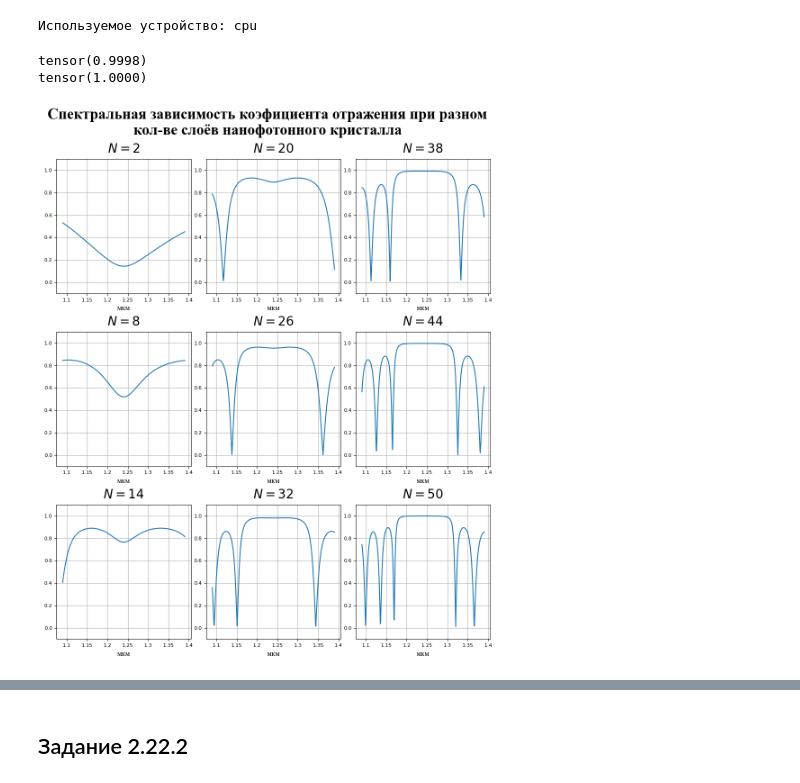
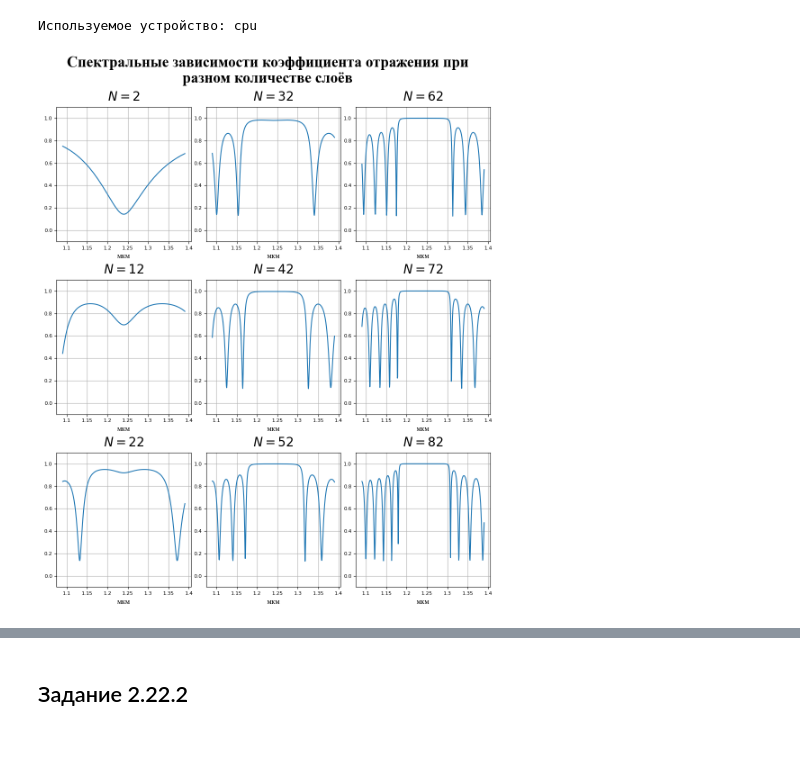
Before and after one commit to Belashov641618/NumericalsRSNO, a Jupyter notebook: Ex2.ipynb, the cells around one changed output, grey strips where cells are left out. Drawn from its saved outputs; the diff is of its cells as text; code cells hidden in the pictures; blank space fills up the shorter version.

```diff
--- a/Ex2.ipynb
+++ b/Ex2.ipynb
@@ -390,14 +307,16 @@ print(f"Используемое устройство: {device}")
 # %% [output]
 Используемое устройство: cpu
 # %%
-resolution_wavelength = 512
+from crystals import Crystal, Air, DoubleLayerMassive
+
+resolution_wavelength = 511
 central_wavelength = 1240.0E-9
 delta_wavelength = 300E-9
 wavelength = torch.linspace(central_wavelength-delta_wavelength/2, central_wavelength+delta_wavelength/2, resolution_wavelength, device=device).view(1,-1)
 
-minimum_layers = 2
-maximum_layers = 64
-layers = torch.arange(minimum_layers, maximum_layers+1, 2, device=device).view(-1,1)
+minimum_layers = 1
+maximum_layers = 48
+layers = torch.arange(minimum_layers, maximum_layers+1, 1, device=device).view(-1,1)
 
 n0 = torch.tensor(1, device=device).view(1,1)
 n1 = torch.tensor(3.464, device=device).view(1,1)
@@ -406,38 +325,37 @@ n2 = torch.tensor(3.000, device=device).view(1,1)
 d1 = central_wavelength/(4*n1)
 d2 = central_wavelength/(4*n2)
 
-crystal = NanophotonicCristal(wavelength, layers, n0, n1, d1, n2, d2)
-print(torch.max(torch.max(crystal.r.abs(),dim=1)[0],dim=0)[0])
-print(torch.max(torch.max(crystal.t.abs(),dim=1)[0],dim=0)[0])
+crystal = Crystal(
+    Air(n0),
+    DoubleLayerMassive(wavelength, n1, d1, n2, d2, layers),
+    Air(n0)
+)
-# %% [output]
-tensor(0.9998)
-tensor(1.0000)
-# %%
-cols = 3
-rows = 3
-
-less_layers = layers.squeeze()[::layers.numel()//(cols*rows)][:cols*rows]
-less_reflection = crystal.r[::layers.numel()//(cols*rows)][:cols*rows]
-less_wavelength = wavelength.squeeze().cpu()
-wl_formatter, wl_unit = engineering.separatedformatter(central_wavelength, 'м', 3)
-
-plot = TiledPlot(10,None)
-plot.FontLibrary = FontLibrary
-plot.pad.graph.vertical(0.1)
-plot.pad.graph.horizontal(0.05)
-plot.pad.title(0.1)
-plot.title(f"Спектральная зависимость коэфициента отражения при разном кол-ве слоёв нанофотонного кристалла")
-for r, n, (col, row) in zip(less_reflection, less_layers, product(range(cols),range(rows))):
-    axes = plot.axes.add(col, row)
-    axes.grid(True)
-    axes.xaxis.set_major_formatter(wl_formatter)
-    axes.set_ylim(-0.1, 1.1)
-    plot.graph.label.x(wl_unit)
-    plot.graph.title(f"$N={n}$")
-    axes.plot(less_wavelength, r.abs().cpu())
-plot.show()
-# %% [output]
-[figure, removed]
+# %%
+cols = 3
+rows = 3
+
+less_layers = layers.squeeze()[::layers.numel()//(cols*rows)][:cols*rows]
+less_reflection = crystal.reflection[::layers.numel()//(cols*rows)][:cols*rows]
+less_wavelength = wavelength.squeeze().cpu()
+wl_formatter, wl_unit = engineering.separatedformatter(central_wavelength, 'м', 3)
+
+plot = TiledPlot(10,None)
+plot.FontLibrary = FontLibrary
+plot.pad.graph.vertical(0.1)
+plot.pad.graph.horizontal(0.05)
+plot.pad.title(0.1)
+plot.title("Спектральные зависимости коэффициента отражения при разном количестве слоёв")
+for r, n, (col, row) in zip(less_reflection, less_layers, product(range(cols),range(rows))):
+    axes = plot.axes.add(col, row)
+    axes.grid(True)
+    axes.xaxis.set_major_formatter(wl_formatter)
+    axes.set_ylim(-0.1, 1.1)
+    plot.graph.label.x(wl_unit)
+    plot.graph.title(f"$N={2*n}$")
+    axes.plot(less_wavelength, r.abs().cpu())
+plot.show()
+# %% [output]
+[figure, added]
 # %%
 plot = TiledPlot(10,None)
 plot.FontLibrary = FontLibrary
```
Also changed, not shown: parts of 15 cells of this notebook.
